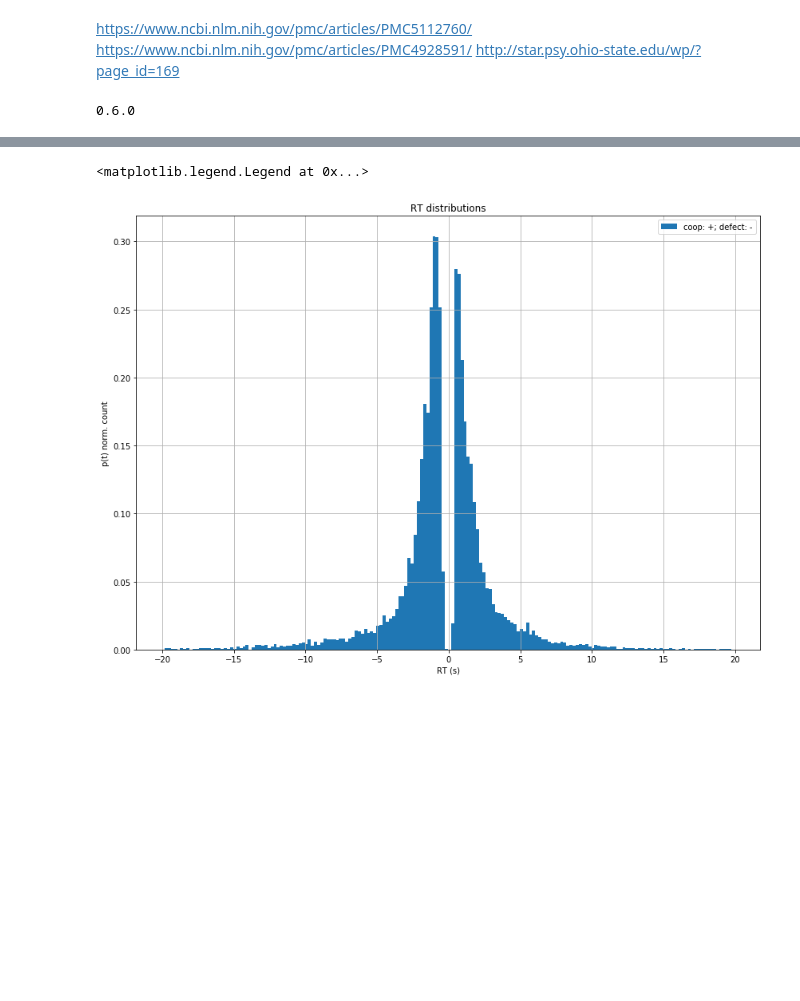
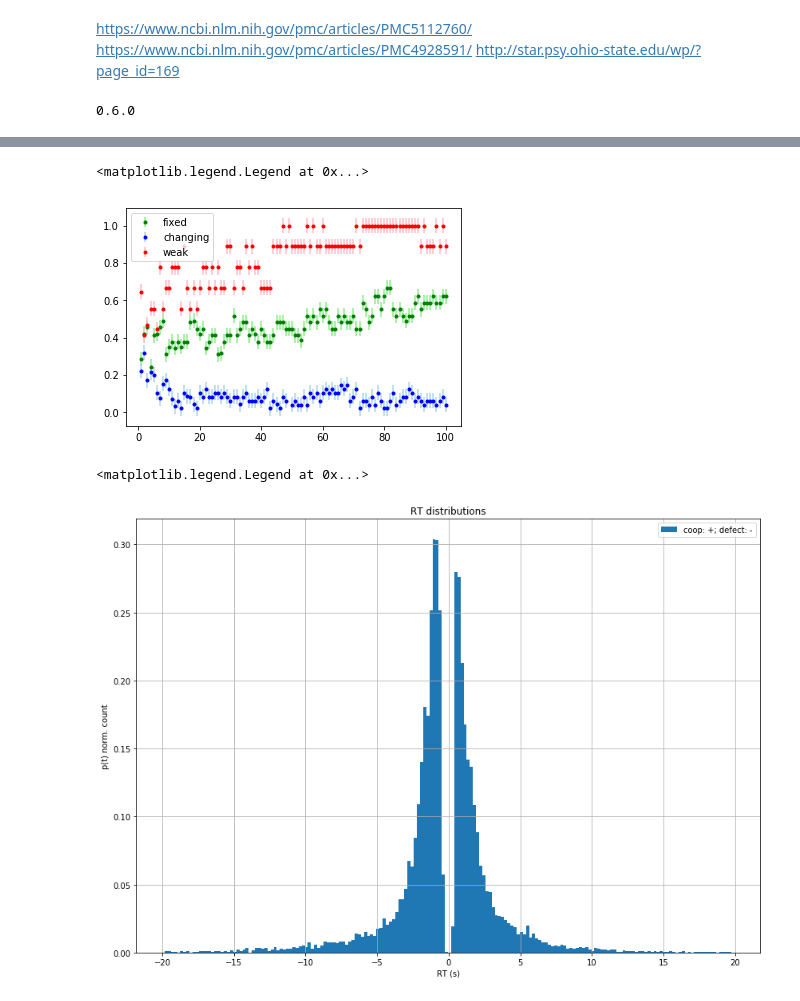
Before and after one commit to eladiomontero/DecisionTimes, a Jupyter notebook: DecTimes/DecTimes.ipynb, the cells around one changed output, grey strips where cells are left out. Cells and saved outputs as stored; diff of their text form; code cells hidden in the pictures; blank space fills up the shorter version.

```diff
--- a/DecTimes/DecTimes.ipynb
+++ b/DecTimes/DecTimes.ipynb
@@ -120,0 +160,5 @@ data2.head() #data2 will be used to plot by player
+# %%
+fixed = data[data.game == "fix"]
+changing = data[data.game == "changing"]
+weak = data[data.game == "weak"]
+weak.head()
@@ -121,3 +177,30 @@ data2.head() #data2 will be used to plot by player
+# %%
+counts = fixed.groupby(["round", "strategy"]).size()
+rounds = fixed.groupby(["round"]).size()
+rates_fix = counts.div(rounds, level='round')
+rates_fix = rates_fix.to_frame(name = 'count').reset_index()
+
+counts = changing.groupby(["round", "strategy"]).size()
+rounds = changing.groupby(["round"]).size()
+rates_ch = counts.div(rounds, level='round')
+rates_ch = rates_ch.to_frame(name = 'count').reset_index()
+
+counts = weak.groupby(["round", "strategy"]).size()
+rounds = weak.groupby(["round"]).size()
+rates_we = counts.div(rounds, level='round')
+rates_we = rates_we.to_frame(name = 'count').reset_index()
+# %%
+coop_fix = rates_fix[rates_fix.strategy == "11"]
+coop_ch = rates_ch[rates_ch.strategy == "11"]
+coop_we = rates_we[rates_we.strategy == "11"]
+
+plt.errorbar(coop_fix['round'], coop_fix['count'], label = "fixed", yerr=0.04, ecolor='lightgreen', color='green', fmt='.')
+plt.errorbar(coop_ch['round'], coop_ch['count'], label = "changing", yerr=0.04, ecolor='lightblue', color='blue', fmt='.')
+plt.errorbar(coop_we['round'], coop_we['count'], label = "weak", yerr=0.04, ecolor='pink', color='red', fmt='.')
+plt.legend()
+# %% [output]
+<matplotlib.legend.Legend at 0x...>
+[figure, added]
 # %%
 fig = plt.figure(figsize=(14,10), )
 ax = fig.add_subplot(111, xlabel='RT (s)', ylabel='p(t) norm. count', title='RT distributions')
```
Also changed, not shown: parts of 13 cells of this notebook, 4 other files.
